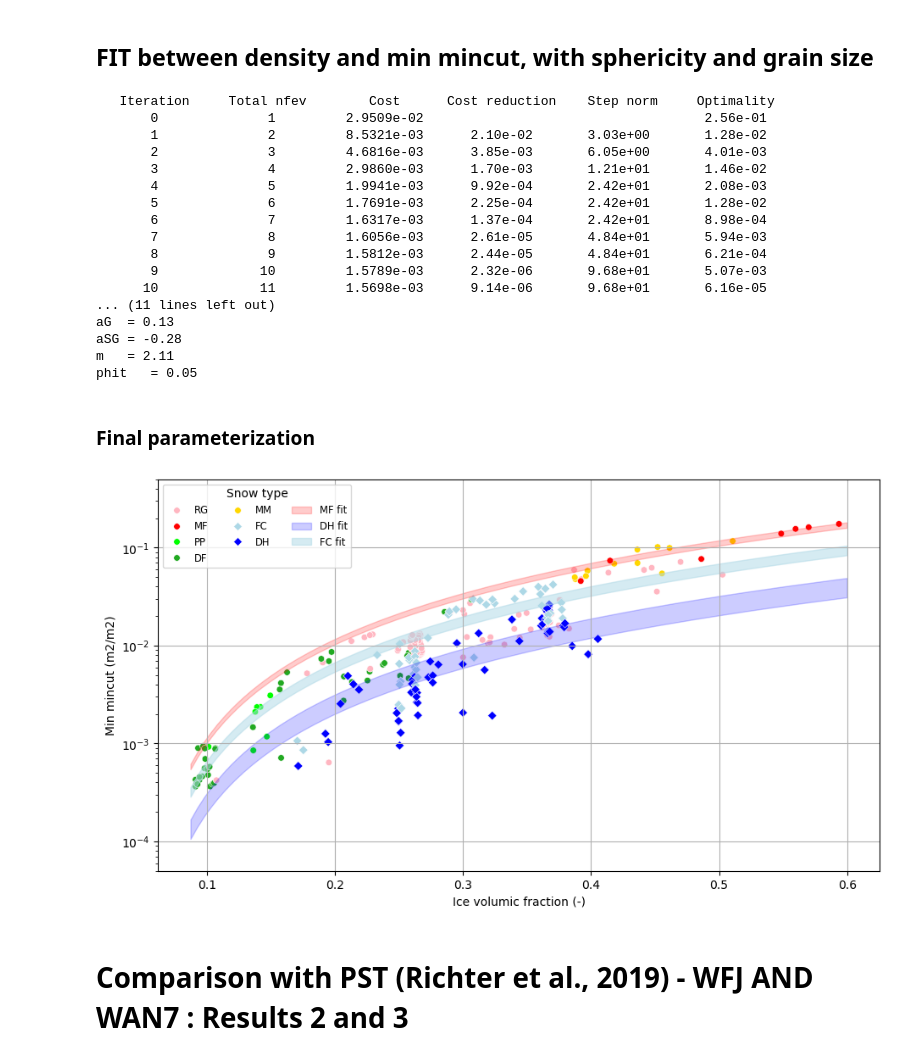
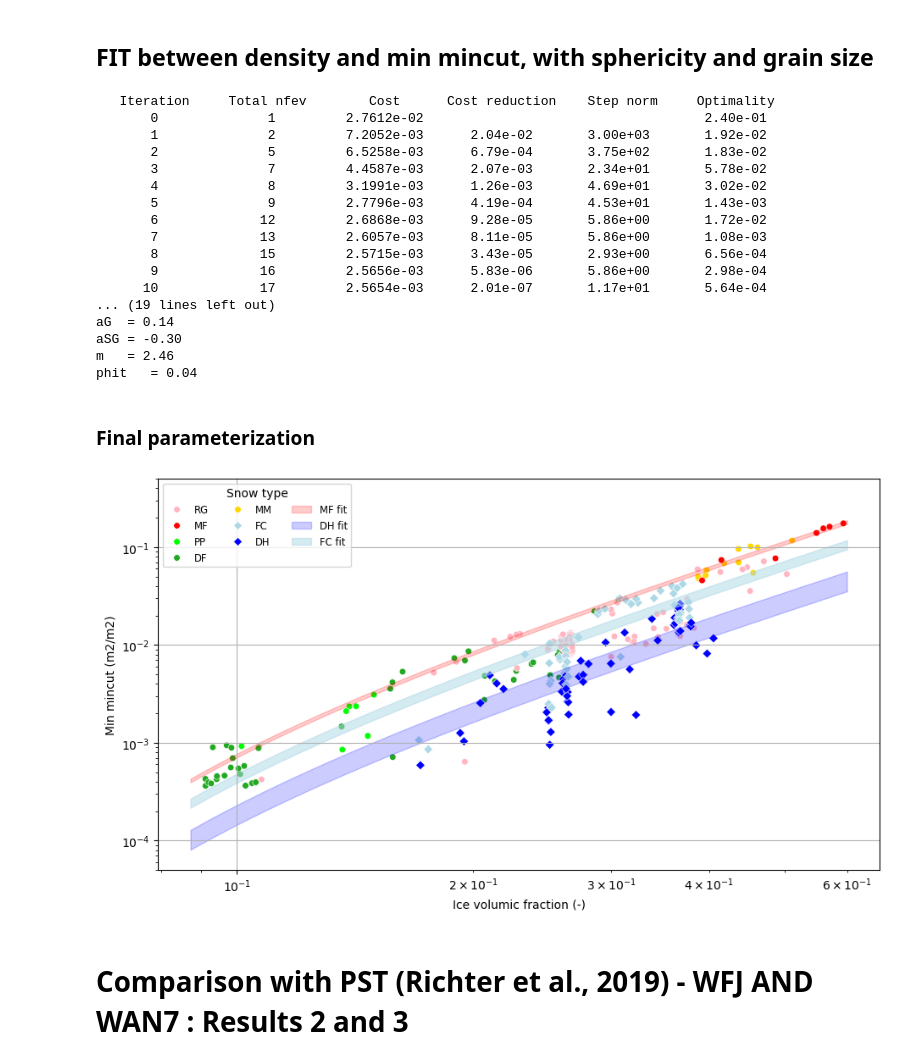
Before and after one commit to meteodmonteir/Article_Wf_param_2026, a Jupyter notebook: Analysis/Notebook_Wf_param_ac_evaluation_Monteiro.ipynb, the cells around one changed output. Cells and saved outputs as stored; diff of their text form; code cells hidden in the pictures.

```diff
--- a/Analysis/Notebook_Wf_param_ac_evaluation_Monteiro.ipynb
+++ b/Analysis/Notebook_Wf_param_ac_evaluation_Monteiro.ipynb
@@ -25,15 +25,15 @@ warnings.filterwarnings("ignore")
 ## Load table of sphericity and SSA
 columns = ["S", "G"]
 grain_intervals = pd.read_csv(
-    "/home/monteirod/PostDoc_CEN/Avalanches/DATA/ERA40-Crocus-Strati/Grain_intevals_SSA_SPH_q5-q95_60yrs_S2M_Alps.csv", index_col=0, converters={col: ast.literal_eval for col in columns}
+    "/home/monteirod/PostDoc_CEN/DATA/ERA40-Crocus-Strati/Grain_intevals_SSA_SPH_q5-q95_60yrs_S2M_Alps.csv", index_col=0, converters={col: ast.literal_eval for col in columns}
 )
 
-output_path = "/home/monteirod/PostDoc_CEN/Avalanches/figures/Article_AC_parameterization/WL_fract_energy_param/"
+output_path = "/home/monteirod/PostDoc_CEN/Wf_param/figures/Article_AC_parameterization/WL_fract_energy_param/"
 # %% [markdown]
 # Mincut parameterization using tomograph images : Results 1
 # %%
 ## Load table of tomograph images + defined grain colors from standard Fierz et al., (2009)
-df = pd.read_csv("/home/monteirod/PostDoc_CEN/Avalanches/DATA/AC_evaluation/Tomography/CSV/Tomograph_images_characteristics_Monteiro.csv")
+df = pd.read_csv("/home/monteirod/PostDoc_CEN/DATA/AC_evaluation/Tomography/CSV/Tomograph_images_characteristics_Monteiro.csv")
 
 ## List of color grain type
 grain_color = {
@@ -132,7 +132,7 @@ def model(params, phi, mincut, grain_type):
 n = len(phi)
 params0 = np.zeros(6 + 2 * n)  # a0,aS,aG,aSG,m + latent S,G
 params0[4] = 3.0  # initial guess for m
-params0[5] = 0.04  # initial guess for phit
+params0[5] = 0.03  # initial guess for phit
 
 # Bounds for the parameters
 lower_bounds = np.full(6 + 2 * n, -np.inf)
@@ -144,7 +144,7 @@ upper_bounds[4] = 4.5
 
 ## Bounds for phit
 lower_bounds[5] = 0.03
-upper_bounds[5] = 0.05
+upper_bounds[5] = 0.04
 
 # Fit
 res = least_squares(model, params0, args=(phi, mincut, grain_type), bounds=(lower_bounds, upper_bounds), max_nfev=10000, verbose=2)
@@ -165,22 +165,22 @@ print(f"m   = {m:.2f}")
 print(f"phit   = {phit:.2f}")
 # %% [output]
    Iteration     Total nfev        Cost      Cost reduction    Step norm     Optimality
-       0              1         2.9509e-02                                    2.56e-01
-       1              2         8.5321e-03      2.10e-02       3.03e+00       1.28e-02
-       2              3         4.6816e-03      3.85e-03       6.05e+00       4.01e-03
-       3              4         2.9860e-03      1.70e-03       1.21e+01       1.46e-02
-       4              5         1.9941e-03      9.92e-04       2.42e+01       2.08e-03
-       5              6         1.7691e-03      2.25e-04       2.42e+01       1.28e-02
-       6              7         1.6317e-03      1.37e-04       2.42e+01       8.98e-04
-       7              8         1.6056e-03      2.61e-05       4.84e+01       5.94e-03
-       8              9         1.5812e-03      2.44e-05       4.84e+01       6.21e-04
-       9             10         1.5789e-03      2.32e-06       9.68e+01       5.07e-03
-      10             11         1.5698e-03      9.14e-06       9.68e+01       6.16e-05
-... (11 lines left out)
-aG  = 0.13
-aSG = -0.28
-m   = 2.11
-phit   = 0.05
+       0              1         2.7612e-02                                    2.40e-01
+       1              2         7.2052e-03      2.04e-02       3.00e+03       1.92e-02
+       2              5         6.5258e-03      6.79e-04       3.75e+02       1.83e-02
+       3              7         4.4587e-03      2.07e-03       2.34e+01       5.78e-02
+       4              8         3.1991e-03      1.26e-03       4.69e+01       3.02e-02
+       5              9         2.7796e-03      4.19e-04       4.53e+01       1.43e-03
+       6             12         2.6868e-03      9.28e-05       5.86e+00       1.72e-02
+       7             13         2.6057e-03      8.11e-05       5.86e+00       1.08e-03
+       8             15         2.5715e-03      3.43e-05       2.93e+00       6.56e-04
+       9             16         2.5656e-03      5.83e-06       5.86e+00       2.98e-04
+      10             17         2.5654e-03      2.01e-07       1.17e+01       5.64e-04
+... (19 lines left out)
+aG  = 0.14
+aSG = -0.30
+m   = 2.46
+phit   = 0.04
 # %% [markdown]
 ### Final parameterization
 # %%
@@ -214,7 +214,7 @@ sns.scatterplot(ax=ax, data=df_i, x="phi", y="mincut_min", hue="snowTypePrimary
 
 ## Only PWL grain types
 sns.scatterplot(ax=ax, data=df_wl, x="phi", y="mincut_min", hue="snowTypePrimary ", marker="D", palette=grain_color, s=30)
-ax.set(yscale="log")
+ax.set(yscale="log", xscale="log")
 
 ax.fill_between(
     phi,
@@ -222,34 +222,34 @@ ax.fill_between(
     y2=f_mincut_param(density / 917, grain_intervals.loc[classic]["S"][1], grain_intervals.loc[classic]["G"][1]),
     color=grain_color[classic],
     label=classic + " fit",
     alpha=0.2,
 )
 ax.fill_between(
     phi,
     y1=f_mincut_param(density / 917, grain_intervals.loc["DH"]["S"][0], grain_intervals.loc["DH"]["G"][0]),
     y2=f_mincut_param(density / 917, grain_intervals.loc["DH"]["S"][1], grain_intervals.loc["DH"]["G"][1]),
     color=grain_color["DH"],
     label="DH fit",
     alpha=0.2,
 )
 ax.fill_between(
     phi,
     y1=f_mincut_param(density / 917, grain_intervals.loc["FC"]["S"][0], grain_intervals.loc["FC"]["G"][0]),
     y2=f_mincut_param(density / 917, grain_intervals.loc["FC"]["S"][1], grain_intervals.loc["FC"]["G"][1]),
     color=grain_color["FC"],
     label="FC fit",
     alpha=0.5,
 )
 ax.legend()
 ax.set_xlabel("Ice volumic fraction (-)")
 ax.set_ylabel("Min mincut (m2/m2)")
 ax.grid(True)
 sns.move_legend(ax, loc="best", ncol=3, frameon=True, title="Snow type", fontsize="small")
 ax.set_ylim(0.00005, 0.5)
 
 plt.savefig(output_path + "Min_mincut_FINAL_param_vs_density_all_tomography.pdf", dpi=300)
 # %% [output]
-[figure, old version]
+[figure, new version]
 # %% [markdown]
 # Comparison with PST (Richter et al., 2019) - WFJ AND WAN7 : Results 2 and 3
 # %%
```
Also changed, not shown: parts of 13 cells of this notebook, 2 other files.
